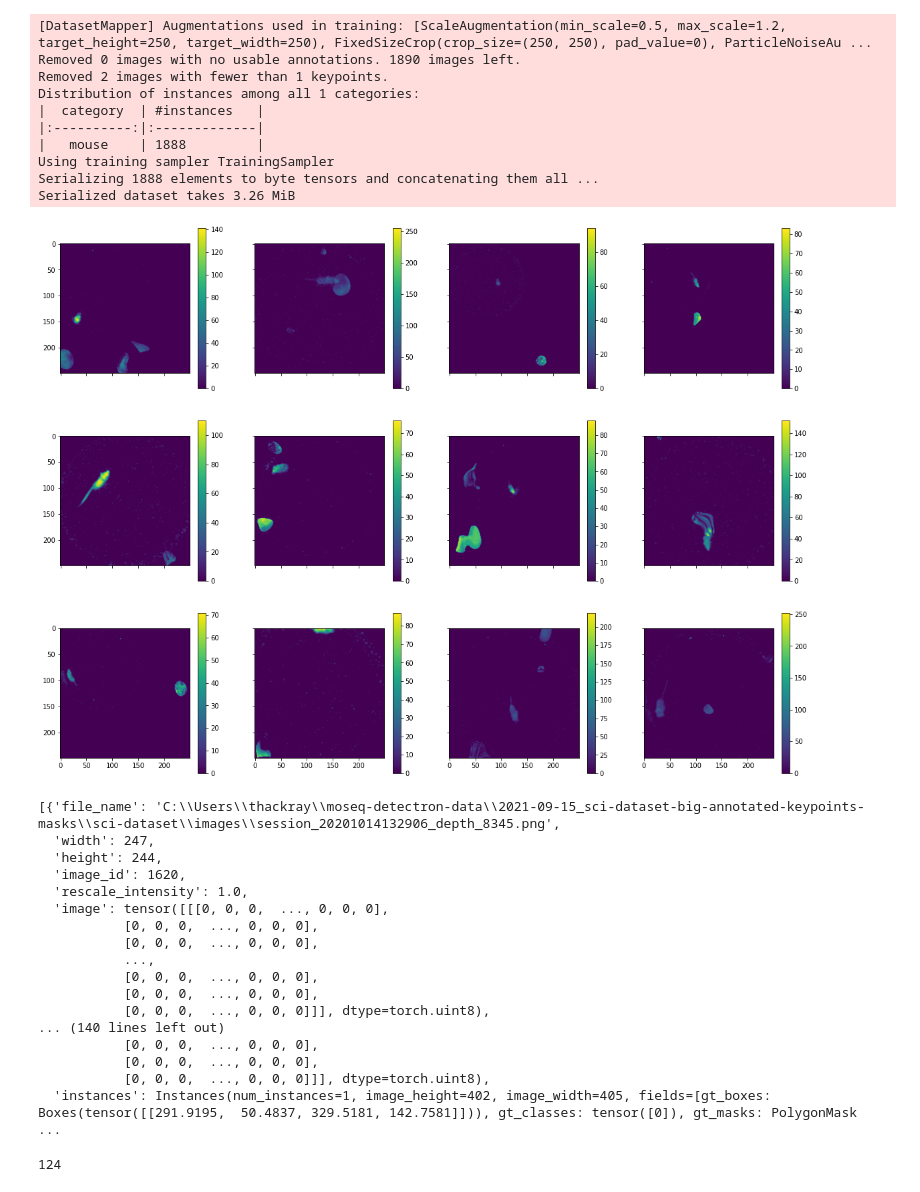
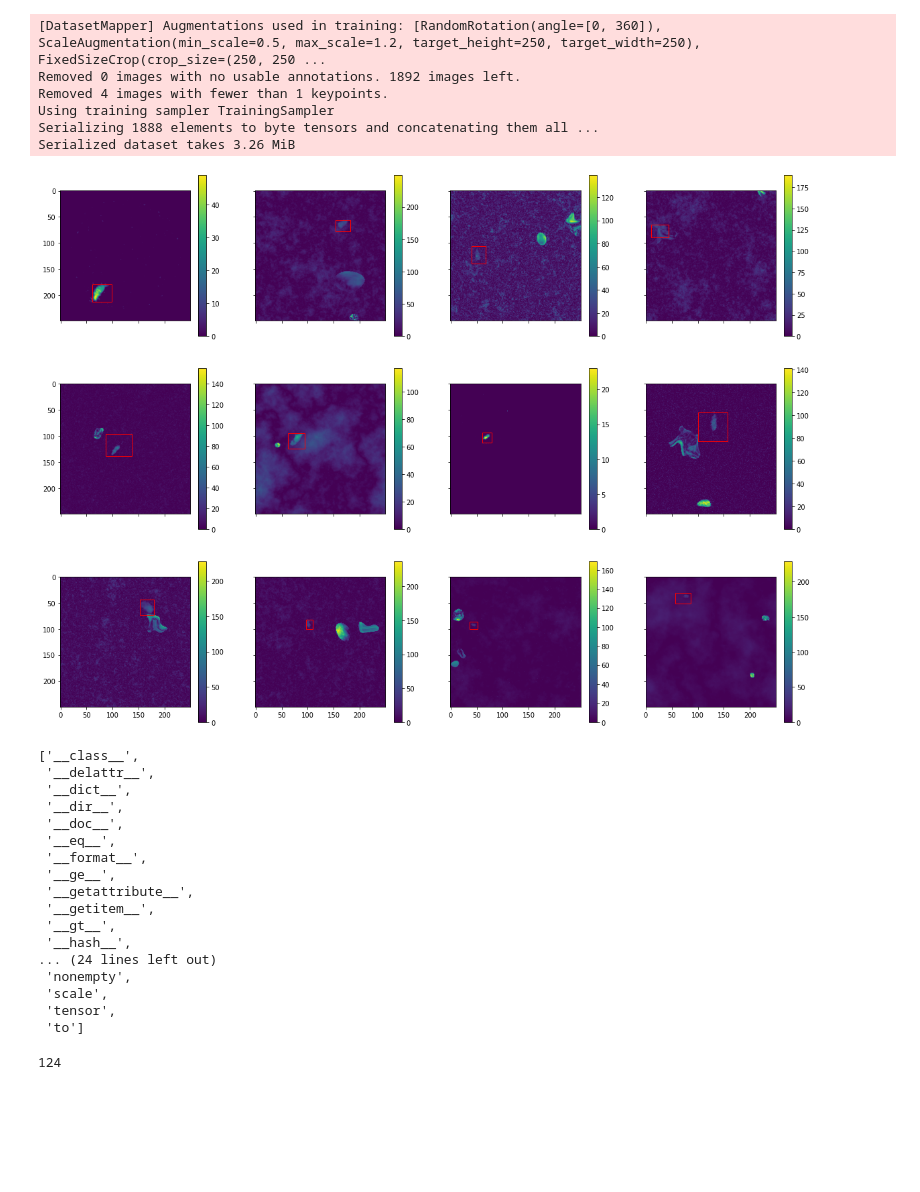
Before and after one commit to tischfieldlab/moseq2-detectron-extract, a Jupyter notebook: notebooks/Augmentations.ipynb, the cells around one changed output. Cells and saved outputs as stored; diff of their text form; code cells hidden in the pictures; blank space fills up the shorter version.

Commit message:
tweak augmentations

```diff
--- a/notebooks/Augmentations.ipynb
+++ b/notebooks/Augmentations.ipynb
@@ -71,26 +79,21 @@ Pixel Intensity Statistics:
 # %%
 augs = [
+    RandomRotation([0, 360], expand=True, sample_style='range'),
     ScaleAugmentation(0.5, 1.2, 250, 250),
     FixedSizeCrop((250, 250), pad=True, pad_value=0),
-    ParticleNoiseAugmentation(always_apply=True)
-    #RandomRotation([0, 360], expand=True, sample_style='range'),
-    #RandomBrightness(0.8, 1.2),
-    #RandomContrast(0.8, 1.2),
-    #Albumentations(GaussNoise()),
-    #DoughnutNoiseAugmentation(mu=10, thickness=(0,10), always_apply=True)
-    #RandomFieldNoiseAugmentation(mu=10, std_limit=(10.0, 50.0), power=(2.0, 3.0), always_apply=True),
-    #Albumentations(Perspective()),
+    RandomBrightness(0.8, 1.2),
+    RandomContrast(0.8, 1.2),
+    Albumentations(GaussNoise()),
+    # DoughnutGRFNoiseAugmentation(always_apply=True),
+    ParticleNoiseAugmentation(p=0.75),
+    RandomFieldNoiseAugmentation(p=0.75),
 
 ]
 loader = build_detection_train_loader(cfg, mapper=MoseqDatasetMapper(cfg, is_train=True, augmentations=augs))
 # %% [output]
-[DatasetMapper] Augmentations used in training: [ScaleAugmentation(min_scale=0.5, max_scale=1.2, target_height=250, target_width=250), FixedSizeCrop(crop_size=(250, 250), pad_value=0), ParticleNoiseAu ...
-Removed 0 images with no usable annotations. 1890 images left.
-Removed 2 images with fewer than 1 keypoints.
-Distribution of instances among all 1 categories:
-|  category  | #instances   |
-|:----------:|:-------------|
-|   mouse    | 1888         |
+[DatasetMapper] Augmentations used in training: [RandomRotation(angle=[0, 360]), ScaleAugmentation(min_scale=0.5, max_scale=1.2, target_height=250, target_width=250), FixedSizeCrop(crop_size=(250, 250 ...
+Removed 0 images with no usable annotations. 1892 images left.
+Removed 4 images with fewer than 1 keypoints.
 Using training sampler TrainingSampler
 Serializing 1888 elements to byte tensors and concatenating them all ...
 Serialized dataset takes 3.26 MiB
@@ -99,36 +102,40 @@ items = list(itertools.islice(loader, 1))[0]
 # %%
 num_images = cfg.SOLVER.IMS_PER_BATCH
 vmin = 0
 vmax = None
 
 fig, axs = plt.subplots(3, num_images // 3, figsize=(20,15), sharex=True, sharey=True)
 axs = list(itertools.chain(*axs))
 
 for i, data in enumerate(items):
-    im = axs[i].imshow(np.squeeze(data['image'].numpy()), vmin=vmin, vmax=vmax)
+    idata = np.squeeze(data['image'].numpy())
+    #print(idata.min(), idata.max())
+    im = axs[i].imshow(idata, vmin=vmin, vmax=vmax)
+    for bbox in data['instances'].gt_boxes:
+        axs[i].add_patch(Rectangle((bbox[0], bbox[1]), bbox[2]-bbox[0], bbox[3]-bbox[1], edgecolor='red', facecolor='none'))
     plt.colorbar(im, ax=axs[i])
 # %% [output]
-[figure, old version]
+[figure, new version]
 # %%
-items
+dir(items[0]['instances'].gt_boxes)
 # %% [output]
-[{'file_name': 'C:\\Users\\thackray\\moseq-detectron-data\\2021-09-15_sci-dataset-big-annotated-keypoints-masks\\sci-dataset\\images\\session_20201014132906_depth_8345.png',
-  'width': 247,
-  'height': 244,
-  'image_id': 1620,
-  'rescale_intensity': 1.0,
-  'image': tensor([[[0, 0, 0,  ..., 0, 0, 0],
-           [0, 0, 0,  ..., 0, 0, 0],
-           [0, 0, 0,  ..., 0, 0, 0],
-           ...,
-           [0, 0, 0,  ..., 0, 0, 0],
-           [0, 0, 0,  ..., 0, 0, 0],
-           [0, 0, 0,  ..., 0, 0, 0]]], dtype=torch.uint8),
-... (140 lines left out)
-           [0, 0, 0,  ..., 0, 0, 0],
-           [0, 0, 0,  ..., 0, 0, 0],
-           [0, 0, 0,  ..., 0, 0, 0]]], dtype=torch.uint8),
-  'instances': Instances(num_instances=1, image_height=402, image_width=405, fields=[gt_boxes: Boxes(tensor([[291.9195,  50.4837, 329.5181, 142.7581]])), gt_classes: tensor([0]), gt_masks: PolygonMask ...
+['__class__',
+ '__delattr__',
+ '__dict__',
+ '__dir__',
+ '__doc__',
+ '__eq__',
+ '__format__',
+ '__ge__',
+ '__getattribute__',
+ '__getitem__',
+ '__gt__',
+ '__hash__',
+... (24 lines left out)
+ 'nonempty',
+ 'scale',
+ 'tensor',
+ 'to']
 # %%
 class DoughnutNoiseAugmentation(T.Augmentation):
     def __init__(self, mu: float=0, var_limit=(10.0, 50.0), thickness=(0, 30), weight=0.5, always_apply=False, p=0.5):
```
Also changed, not shown: parts of 4 cells of this notebook, 8 other files.
